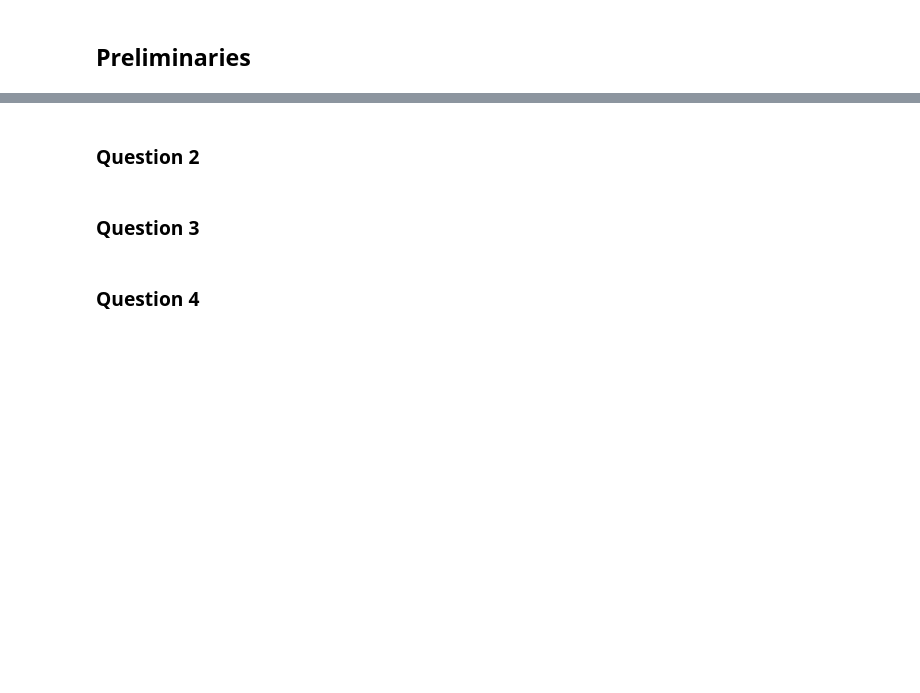
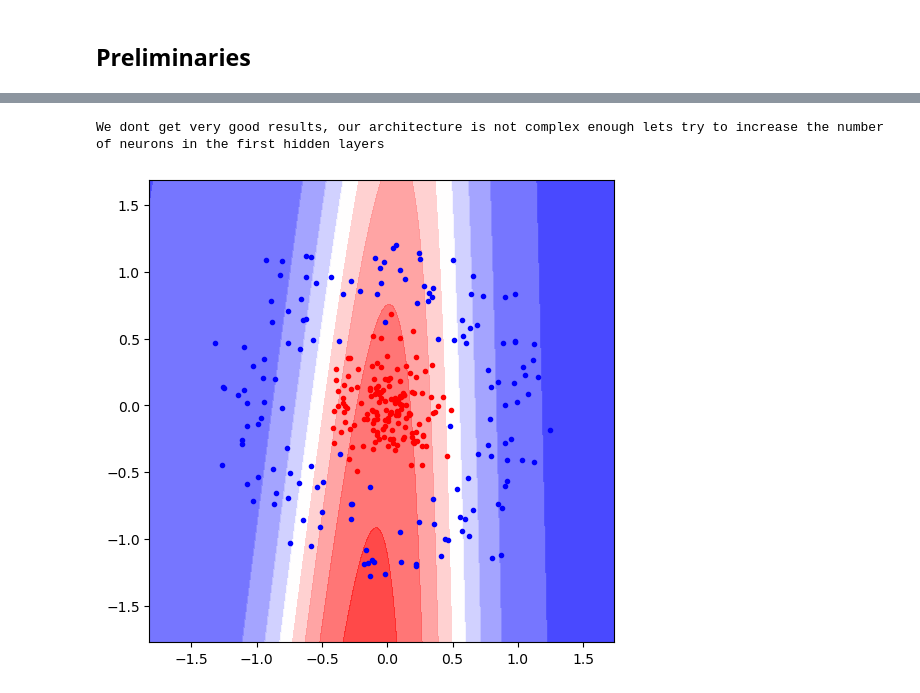
Before and after one commit to FabioGadegbeku/Feed-Forward-Neural-Network, a Jupyter notebook: neural_network.ipynb, the cells around one changed output, grey strips where cells are left out. Saved outputs shown, nothing was run; the diff lists cells and outputs as text; code cells hidden in the pictures; blank space fills up the shorter version.

```diff
--- a/neural_network.ipynb
+++ b/neural_network.ipynb
@@ -128,7 +128,8 @@ class MLP:
         self.X = X
         self.n = X.shape[0]
         self.y = y
-        self.K = len(archi) #number of layers (including input layer but omitting loss layer)
+        self.K = len(archi) #number of layers (including input layer and loss layer)
+
         #creating network
         net = []
         for k in range(self.K):
@@ -175,10 +176,10 @@ class MLP:
             else:
                 deltas_new = np.zeros((self.net[k][0].npr,))
                 for u in range(len(self.net[k])):
-                    self.net[k][u].backprop(i,deltas)
+                    self.net[k][u].backprop(deltas)
                     deltas_new+=self.net[k][u].delta
                 deltas = deltas_new
-
+    #Training the network with 'stochastic' gradient descent
     def train(self, epochs,eta):
         for epoch in range(epochs):
             for i in range(self.n):
@@ -288,11 +218,0 @@ The loss is : 0.3813023886765429
-# %%
-i = 0
-archi = [d,10,1,1]
-mlp = MLP(X,y,archi)
-mlp.forward(i)
-mlp.backprop(i)
-epsi=1e-3
-mlp2 = copy.deepcopy(mlp)
-mlp2.net[1][0].w[0] = mlp.net[1][0].w[0] + epsi
-print("numerical derivative is:",(mlp2.forward(i) - mlp.forward(i))/epsi)
-print("computed derivative is:",mlp.net[1][0].w_grad[0])
@@ -312,2 +218,0 @@ computed derivative is: -0.013611982076933225
-# %% [markdown]
-### Question 2
@@ -316,2 +218,0 @@ mlp.train(100,0.01)
-# %% [markdown]
-### Question 3
@@ -322,3 +219,30 @@ mlp.train(100,0.01)
-# %% [markdown]
-### Question 4
+# %%
+mlp2 = MLP(X,y,[2,2,1,1]) # Here we have   hidden layers with 2 neurons lets train it
+mlp2.train(100,0.01)
+
+# Now we can plot the decision boundary
+h = .02
+x1_min, x1_max = X[:, 0].min() - .5, X[:, 0].max() + .5
+x2_min, x2_max = X[:, 1].min() - .5, X[:, 1].max() + .5
+x11, x22 = np.meshgrid(np.arange(x1_min, x1_max, h),
+                        np.arange(x2_min, x2_max, h))
+X_disp = np.c_[x11.ravel(), x22.ravel()]
+n_disp = X_disp.shape[0]
+Z = []
+for u in range(mlp2.archi[0]):
+    mlp2.net[0][u].data = X_disp[:,u]
+for i in range(n_disp):
+    Z.append(mlp2.predict(i))
+for u in range(mlp.archi[0]):
+    mlp2.net[0][u].data = X[:,u]
+Z = np.array(Z)
+Z = Z.reshape(x11.shape)
+plt.figure(2,figsize=[6,6])
+plt.plot(X[:,0][np.where(y==1)],X[:,1][np.where(y==1)],'.r')
+plt.plot(X[:,0][np.where(y==0)],X[:,1][np.where(y==0)],'.b')
+plt.contourf(x11, x22, Z, cmap=plt.cm.bwr, alpha=.8)
+print('We dont get very good results, our architecture is not complex enough lets try to increase the number of neurons in the first hidden layers')
+# %% [output]
+We dont get very good results, our architecture is not complex enough lets try to increase the number of neurons in the first hidden layers
+[figure, added]
 # %%
```
Also changed, not shown: parts of 48 cells of this notebook.
